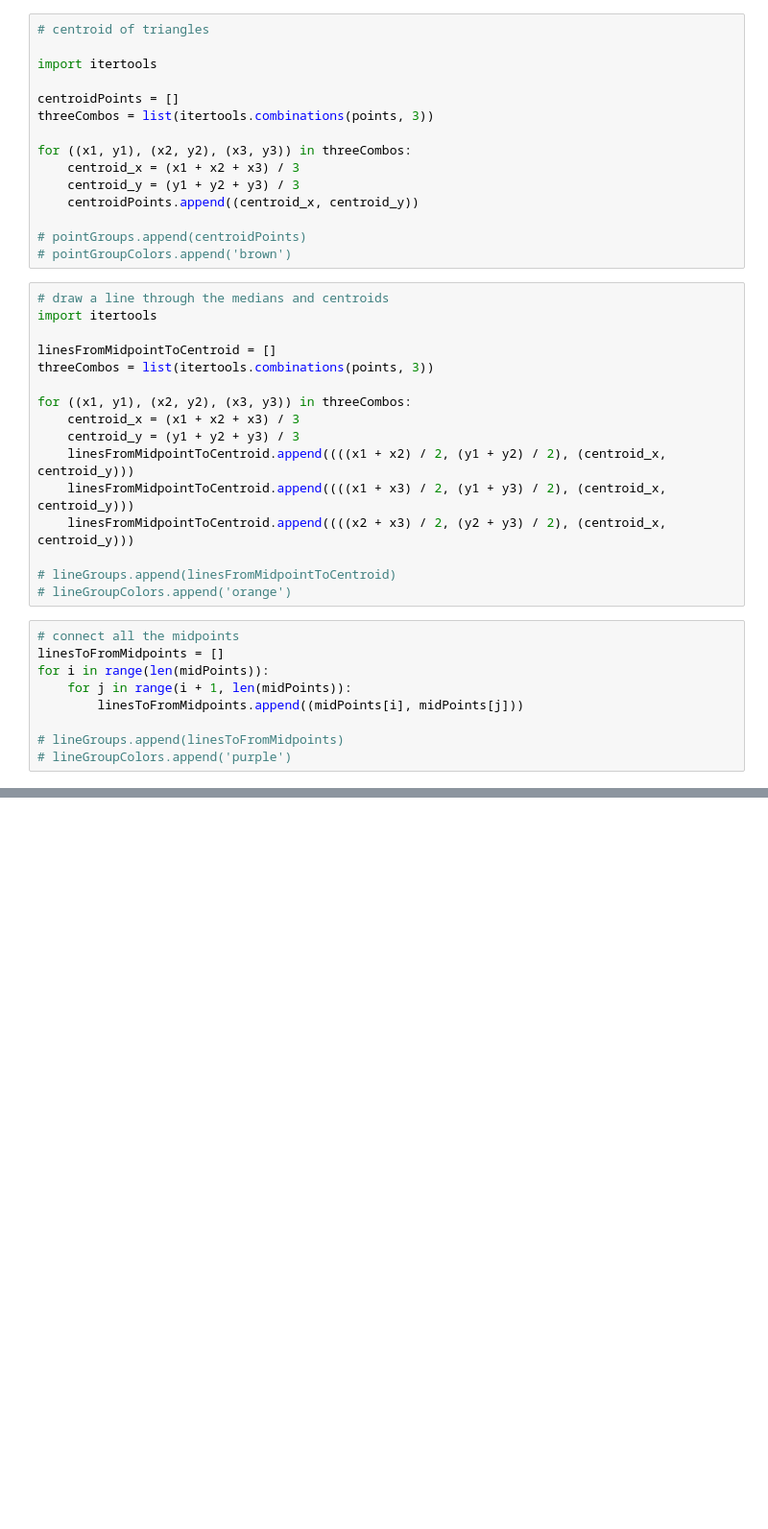
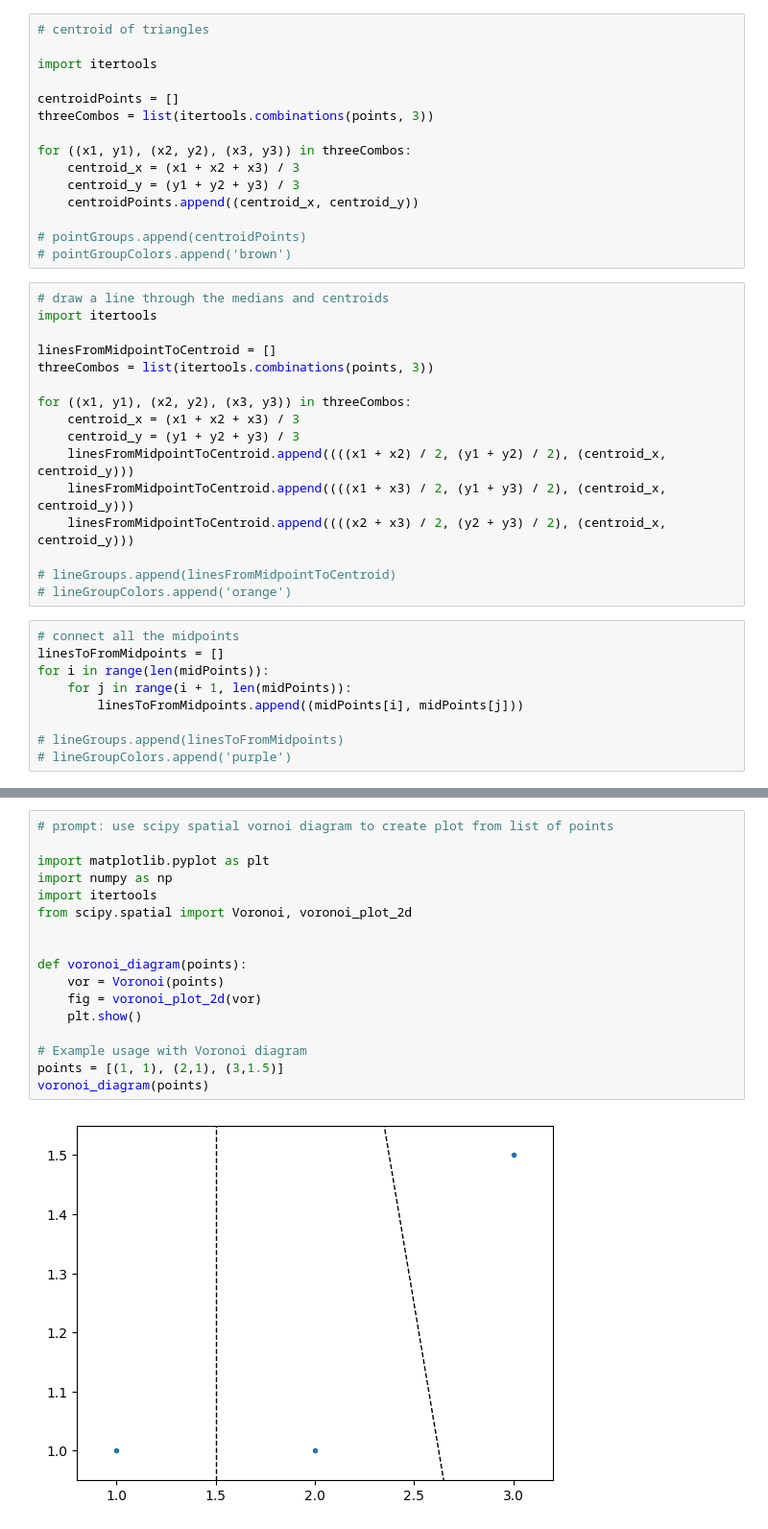
Before and after one commit to Antel0pe/VoronoiDiagrams, a Jupyter notebook: Voronoi_Diagrams.ipynb, the cells around one changed output, grey strips where cells are left out. Shown at 96% size. Cells and saved outputs as stored; diff of their text form; blank space fills up the shorter version.

```diff
--- a/Voronoi_Diagrams.ipynb
+++ b/Voronoi_Diagrams.ipynb
@@ -281,0 +323,19 @@ plot_2d_points(point_groups=pointGroups, point_group_colors=pointGroupColors,
+# %%
+# prompt: use scipy spatial vornoi diagram to create plot from list of points
+
+import matplotlib.pyplot as plt
+import numpy as np
+import itertools
+from scipy.spatial import Voronoi, voronoi_plot_2d
+
+
+def voronoi_diagram(points):
+    vor = Voronoi(points)
+    fig = voronoi_plot_2d(vor)
+    plt.show()
+
+# Example usage with Voronoi diagram
+points = [(1, 1), (2,1), (3,1.5)]
+voronoi_diagram(points)
+# %% [output]
+[figure, added]
```
Also changed, not shown: parts of 5 cells of this notebook.
